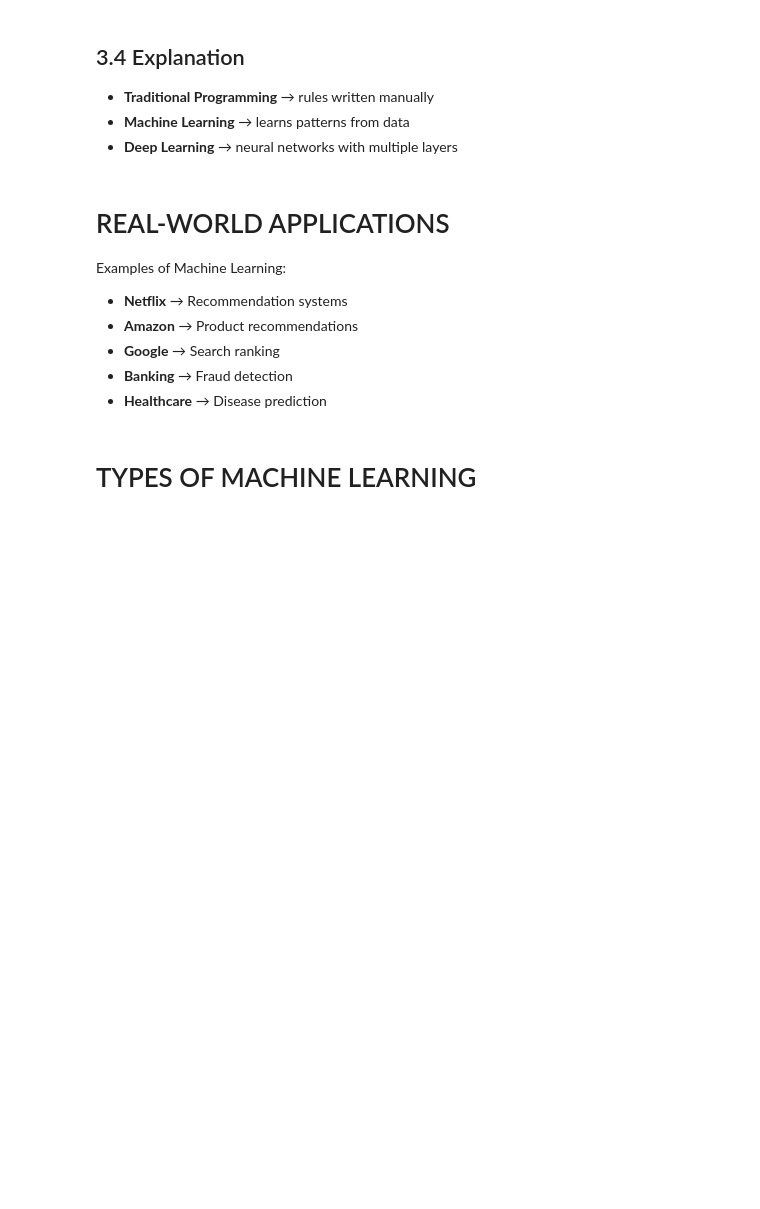
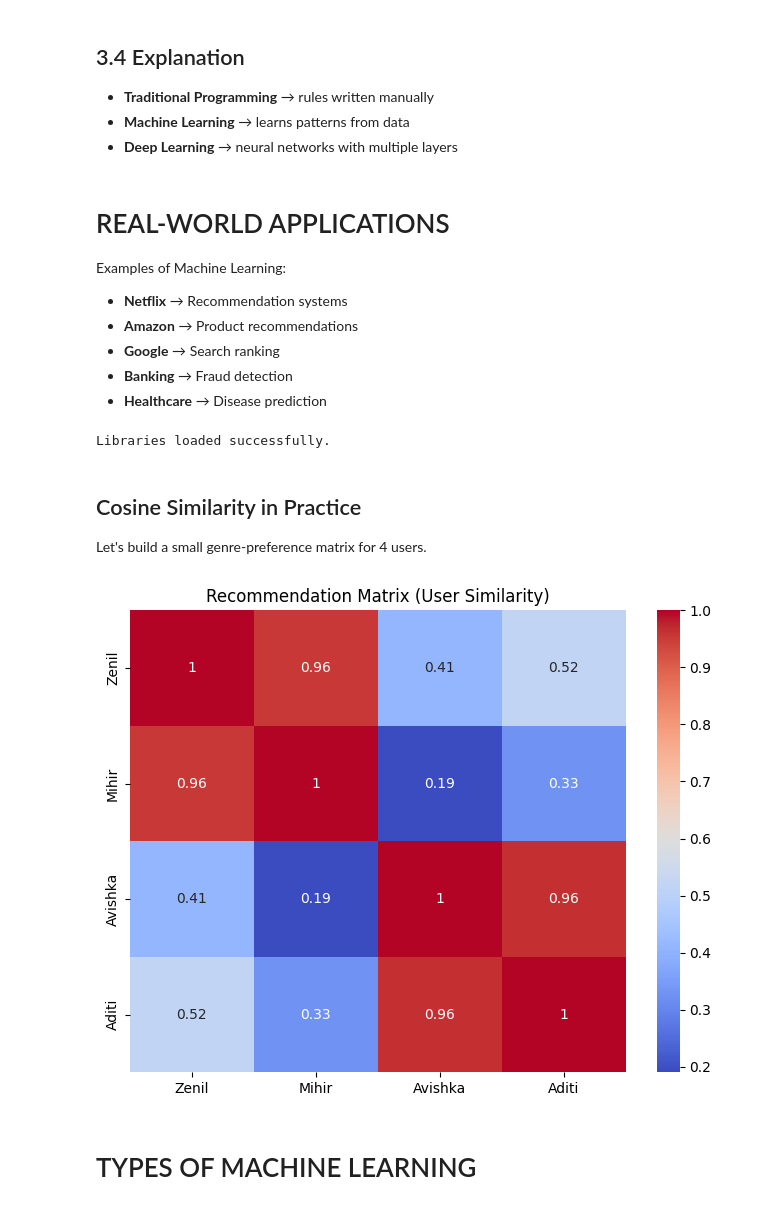
Before and after one commit to hereandnowai/week-05-ml-masterclass, a Jupyter notebook: day1_ml_intro_clean.ipynb, the cells around one changed output. Drawn from its saved outputs; the diff is of its cells as text; code cells hidden in the pictures; blank space fills up the shorter version.

```diff
--- a/day1_ml_intro_clean.ipynb
+++ b/day1_ml_intro_clean.ipynb
@@ -141,6 +160,40 @@ Examples of Machine Learning:
 * **Google** → Search ranking
 * **Banking** → Fraud detection
 * **Healthcare** → Disease prediction
+# %%
+import numpy as np
+import pandas as pd
+import seaborn as sns
+import matplotlib.pyplot as plt
+from sklearn.metrics.pairwise import cosine_similarity
+from sklearn.tree import DecisionTreeClassifier, plot_tree
+from sklearn.datasets import load_iris
+
+print("Libraries loaded successfully.")
+# %% [output]
+Libraries loaded successfully.
+# %% [markdown]
+## Cosine Similarity in Practice
+Let's build a small genre-preference matrix for 4 users.
+# %%
+data = {
+    'Action': [5, 4, 1, 1],
+    'Sci-Fi': [4, 5, 0, 1],
+    'Romance': [1, 0, 5, 4],
+    'Comedy': [2, 1, 4, 5]
+}
+users = ['Zenil', 'Mihir', 'Avishka', 'Aditi']
+df_ratings = pd.DataFrame(data, index=users)
+
+similarity = cosine_similarity(df_ratings)
+df_sim = pd.DataFrame(similarity, index=users, columns=users)
+
+plt.figure(figsize=(8, 6))
+sns.heatmap(df_sim, annot=True, cmap='coolwarm')
+plt.title("Recommendation Matrix (User Similarity)")
+plt.show()
+# %% [output]
+[figure, added]
 # %% [markdown]
 # TYPES OF MACHINE LEARNING
 # %% [markdown]
```
Also changed, not shown: parts of 5 cells of this notebook, 1 other file.
